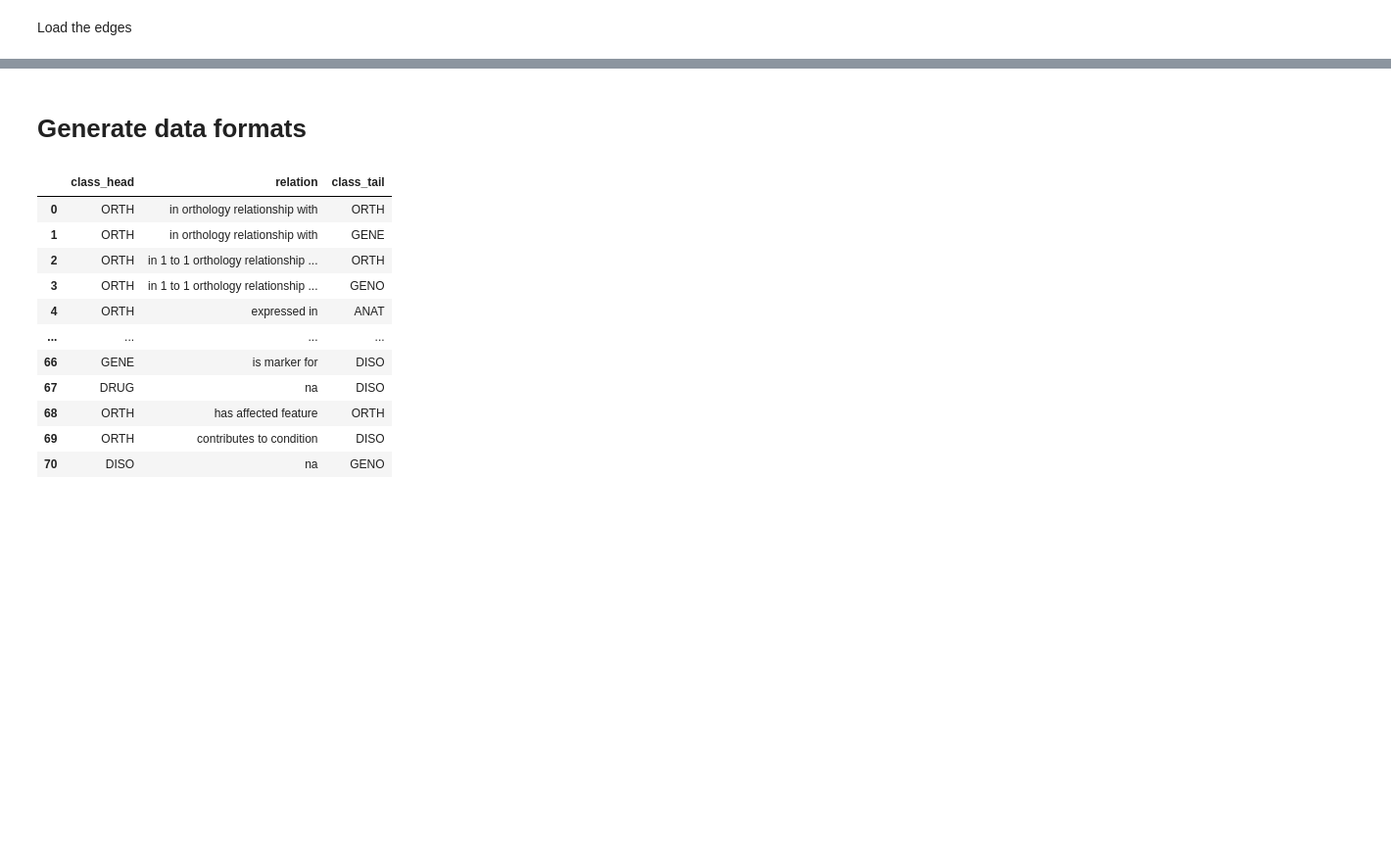
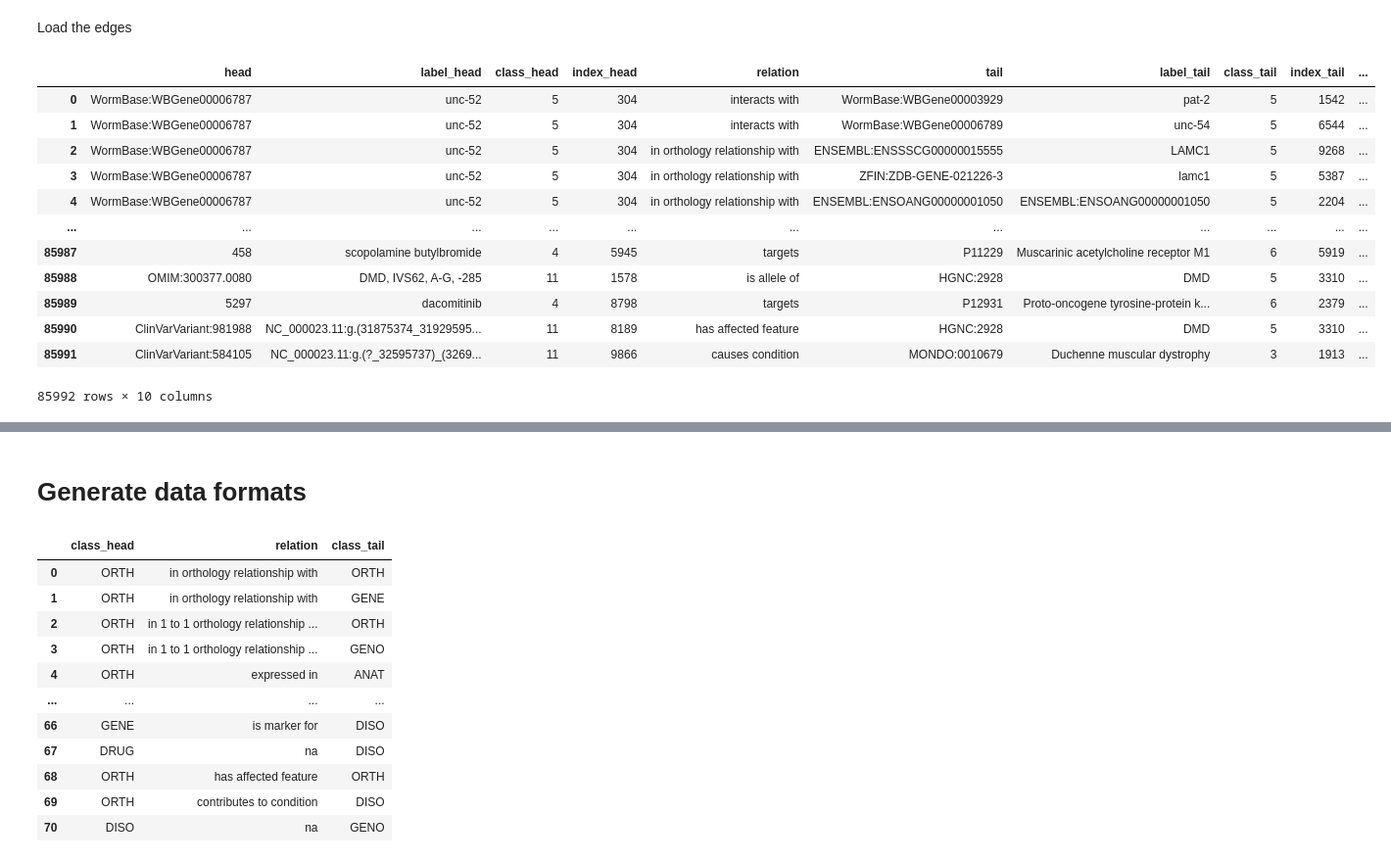
Before and after one commit to rosazwart/XAIFO-ThesisProject, a Jupyter notebook: metapath2vec_embedding.ipynb, the cells around one changed output, grey strips where cells are left out. Shown at 98% size. Cells and saved outputs as stored; diff of their text form; code cells hidden in the pictures; blank space fills up the shorter version.

```diff
--- a/metapath2vec_embedding.ipynb
+++ b/metapath2vec_embedding.ipynb
@@ -69,3 +61,20 @@ node_semantics_dict
 # %% [markdown]
 Load the edges
+# %%
+edges = pd.read_csv(f'output/indexed_edges_{dataset_nr}.csv')
+edges
+# %% [output]
+|  | head | label_head | class_head | index_head | relation | tail | label_tail | class_tail | index_tail | ... |
+| 0 | WormBase:WBGene00006787 | unc-52 | 5 | 304 | interacts with | WormBase:WBGene00003929 | pat-2 | 5 | 1542 | ... |
+| 1 | WormBase:WBGene00006787 | unc-52 | 5 | 304 | interacts with | WormBase:WBGene00006789 | unc-54 | 5 | 6544 | ... |
+| 2 | WormBase:WBGene00006787 | unc-52 | 5 | 304 | in orthology relationship with | ENSEMBL:ENSSSCG00000015555 | LAMC1 | 5 | 9268 | ... |
+| 3 | WormBase:WBGene00006787 | unc-52 | 5 | 304 | in orthology relationship with | ZFIN:ZDB-GENE-021226-3 | lamc1 | 5 | 5387 | ... |
+| 4 | WormBase:WBGene00006787 | unc-52 | 5 | 304 | in orthology relationship with | ENSEMBL:ENSOANG00000001050 | ENSEMBL:ENSOANG00000001050 | 5 | 2204 | ... |
+| ... | ... | ... | ... | ... | ... | ... | ... | ... | ... | ... |
+| 85987 | 458 | scopolamine butylbromide | 4 | 5945 | targets | P11229 | Muscarinic acetylcholine receptor M1 | 6 | 5919 | ... |
+| 85988 | OMIM:300377.0080 | DMD, IVS62, A-G, -285 | 11 | 1578 | is allele of | HGNC:2928 | DMD | 5 | 3310 | ... |
+| 85989 | 5297 | dacomitinib | 4 | 8798 | targets | P12931 | Proto-oncogene tyrosine-protein k... | 6 | 2379 | ... |
+| 85990 | ClinVarVariant:981988 | NC_000023.11:g.(31875374_31929595... | 11 | 8189 | has affected feature | HGNC:2928 | DMD | 5 | 3310 | ... |
+| 85991 | ClinVarVariant:584105 | NC_000023.11:g.(?_32595737)_(3269... | 11 | 9866 | causes condition | MONDO:0010679 | Duchenne muscular dystrophy | 3 | 1913 | ... |
+85992 rows × 10 columns
 # %%
```
Also changed, not shown: parts of 17 cells of this notebook, 11 other files.
